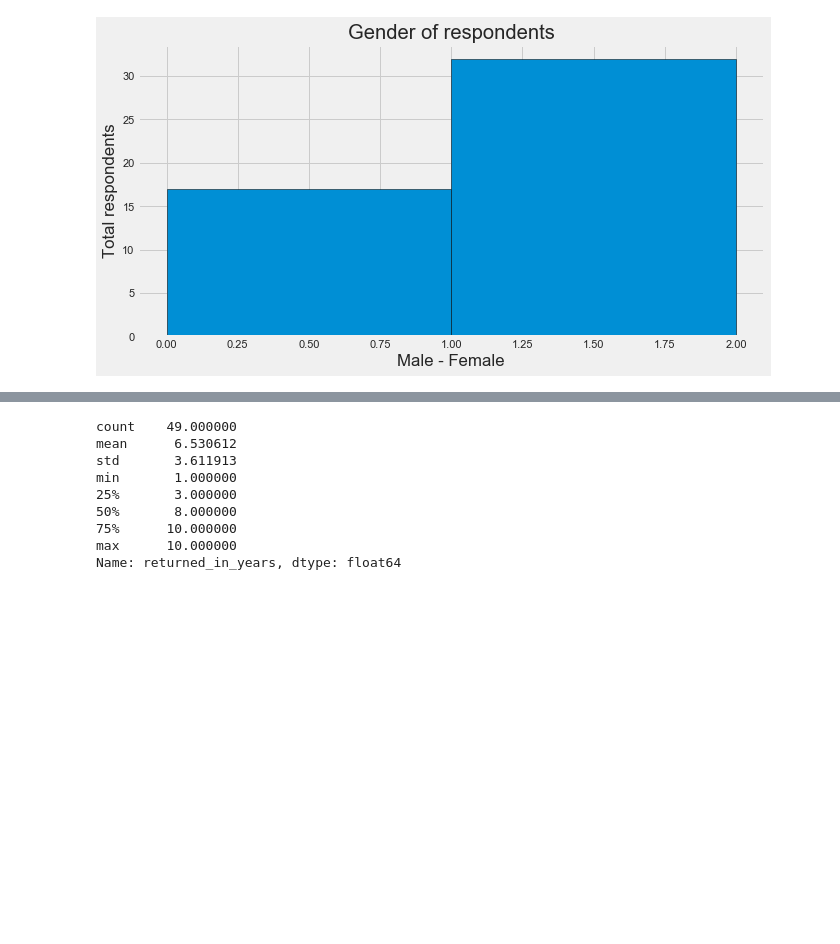
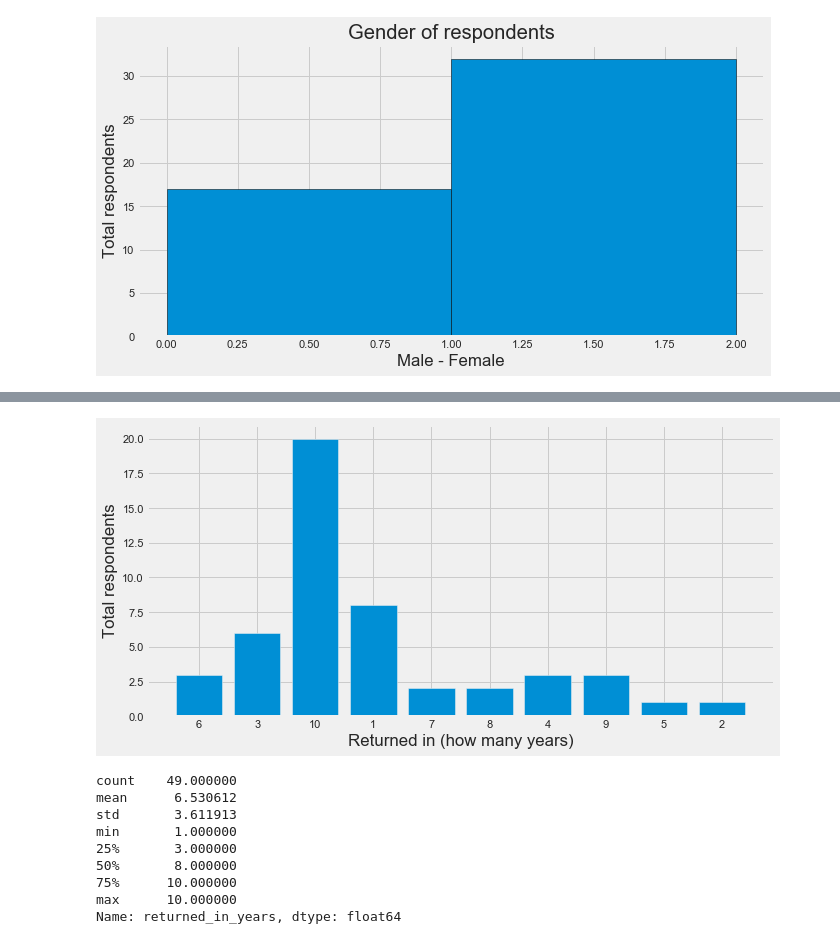
Before and after one commit to merykud/Diaspora_of_BiH, a Jupyter notebook: Dijaspora.ipynb, the cells around one changed output, grey strips where cells are left out. Saved outputs shown, nothing was run; the diff lists cells and outputs as text; code cells hidden in the pictures; blank space fills up the shorter version.

```diff
--- a/Dijaspora.ipynb
+++ b/Dijaspora.ipynb
@@ -151,13 +154,20 @@ plt.show()
-# %%
-
-df['returned_in_years'].describe()
-# %% [output]
-count    49.000000
-mean      6.530612
-std       3.611913
-min       1.000000
-25%       3.000000
-50%       8.000000
-75%      10.000000
-max      10.000000
-Name: returned_in_years, dtype: float64
+# %%
+plt.xlabel('Returned in (how many years)')
+plt.ylabel('Total respondents')
+freqs = Counter(df['returned_in_years'])
+xvals = range(len(freqs.values()))
+plt.bar(xvals, freqs.values())
+plt.xticks(xvals, freqs.keys(),rotation='horizontal')
+plt.show()
+df['returned_in_years'].describe()
+# %% [output]
+[figure, added]
+count    49.000000
+mean      6.530612
+std       3.611913
+min       1.000000
+25%       3.000000
+50%       8.000000
+75%      10.000000
+max      10.000000
+Name: returned_in_years, dtype: float64
```
Also changed, not shown: parts of 18 cells of this notebook.
